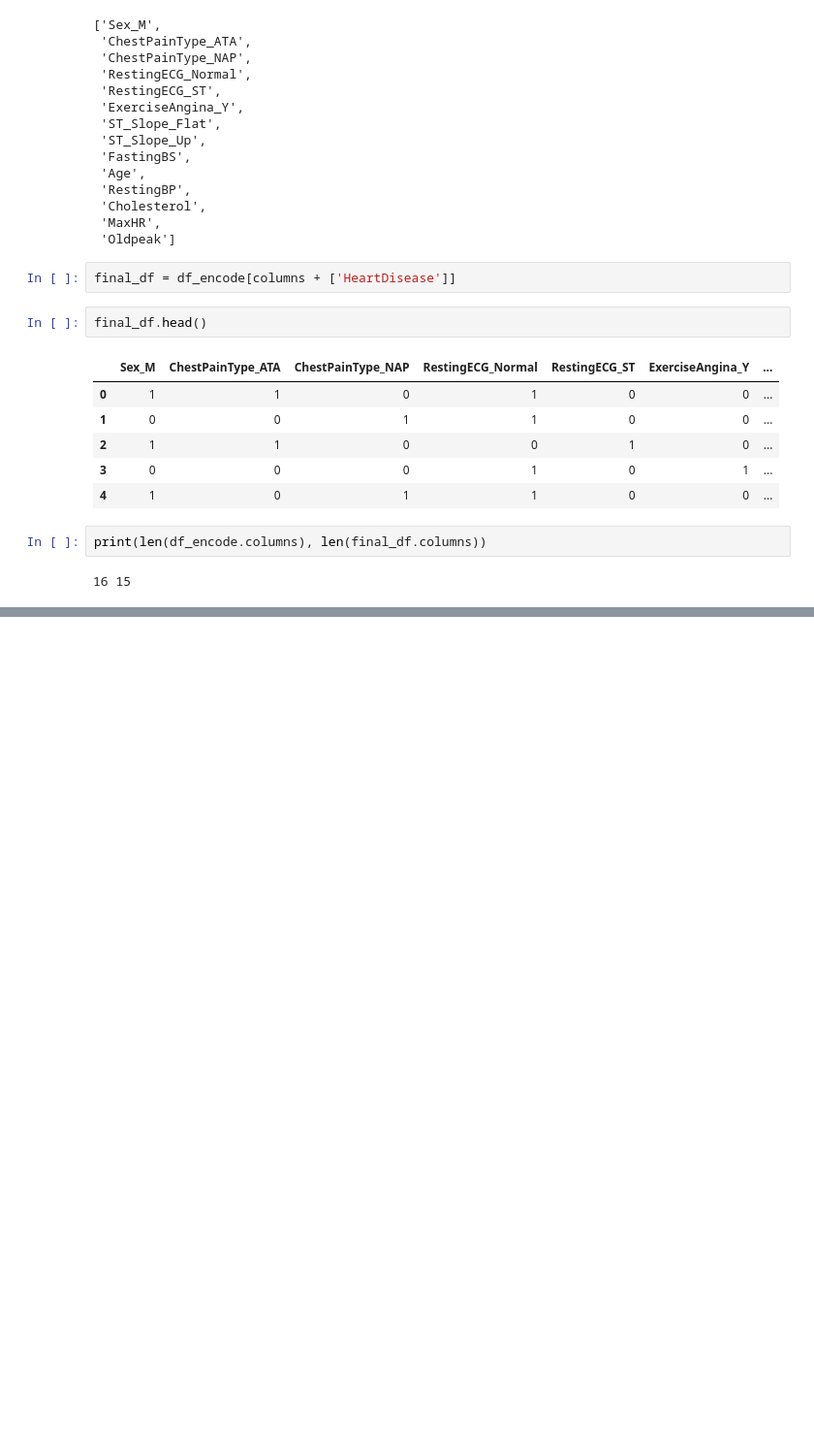
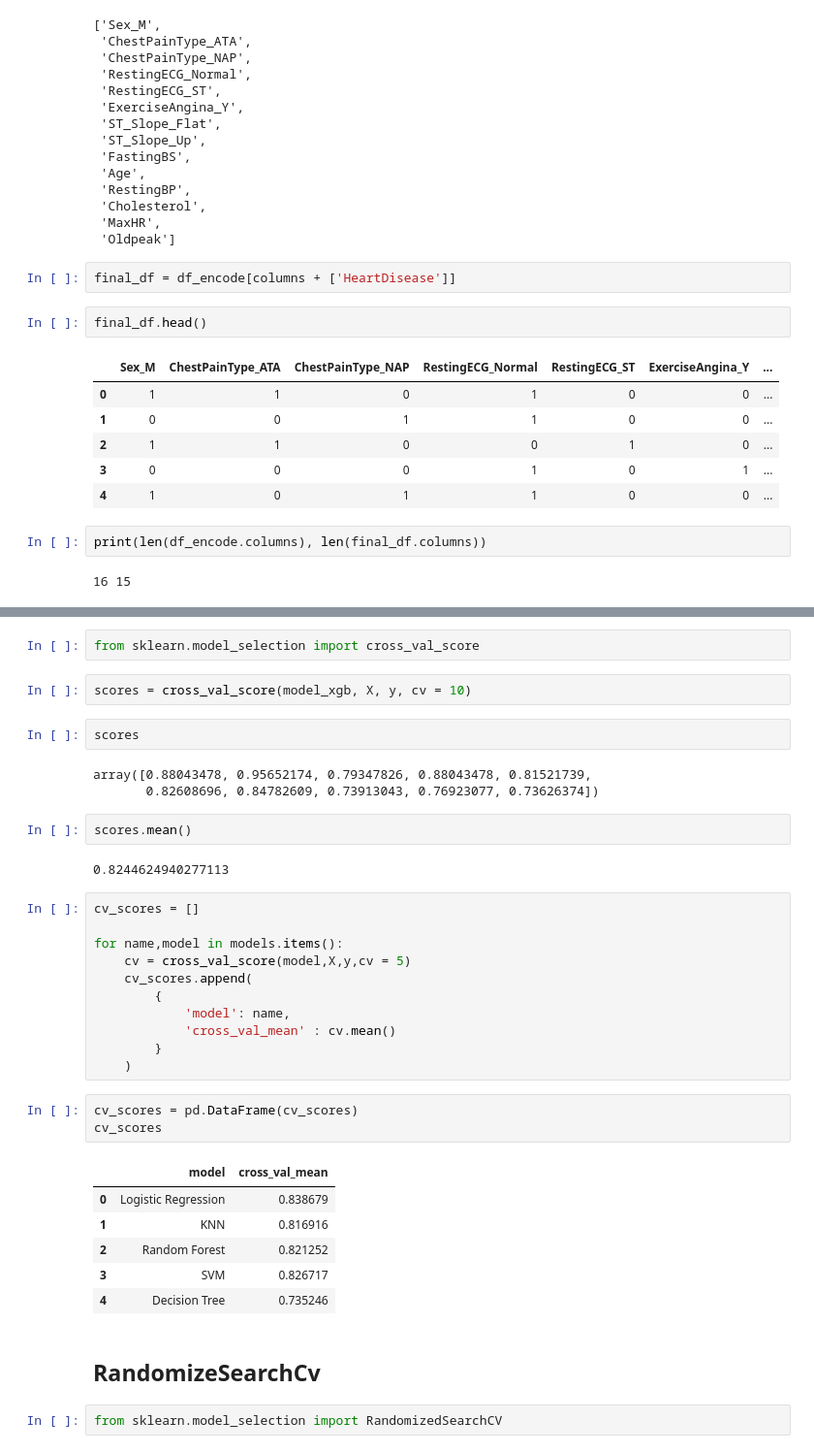
Before and after one commit to Rishika2805/MachineLearningModels, a Jupyter notebook: Heart.ipynb, the cells around one changed output, grey strips where cells are left out. Shown at 97% size. Saved outputs shown, nothing was run; the diff lists cells and outputs as text; blank space fills up the shorter version.

```diff
--- a/Heart.ipynb
+++ b/Heart.ipynb
@@ -546,0 +654,38 @@ print(len(df_encode.columns), len(final_df.columns))
+# %%
+from sklearn.model_selection import cross_val_score
+# %%
+scores = cross_val_score(model_xgb, X, y, cv = 10)
+# %%
+scores
+# %% [output]
+array([0.88043478, 0.95652174, 0.79347826, 0.88043478, 0.81521739,
+       0.82608696, 0.84782609, 0.73913043, 0.76923077, 0.73626374])
+# %%
+scores.mean()
+# %% [output]
+0.8244624940277113
+# %%
+cv_scores = []
+
+for name,model in models.items():
+    cv = cross_val_score(model,X,y,cv = 5)
+    cv_scores.append(
+        {
+            'model': name,
+            'cross_val_mean' : cv.mean()
+        }
+    )
+# %%
+cv_scores = pd.DataFrame(cv_scores)
+cv_scores
+# %% [output]
+|  | model | cross_val_mean |
+| 0 | Logistic Regression | 0.838679 |
+| 1 | KNN | 0.816916 |
+| 2 | Random Forest | 0.821252 |
+| 3 | SVM | 0.826717 |
+| 4 | Decision Tree | 0.735246 |
+# %% [markdown]
+## RandomizeSearchCv
+# %%
+from sklearn.model_selection import RandomizedSearchCV
```
Also changed, not shown: parts of 23 cells of this notebook, 3 other files.
